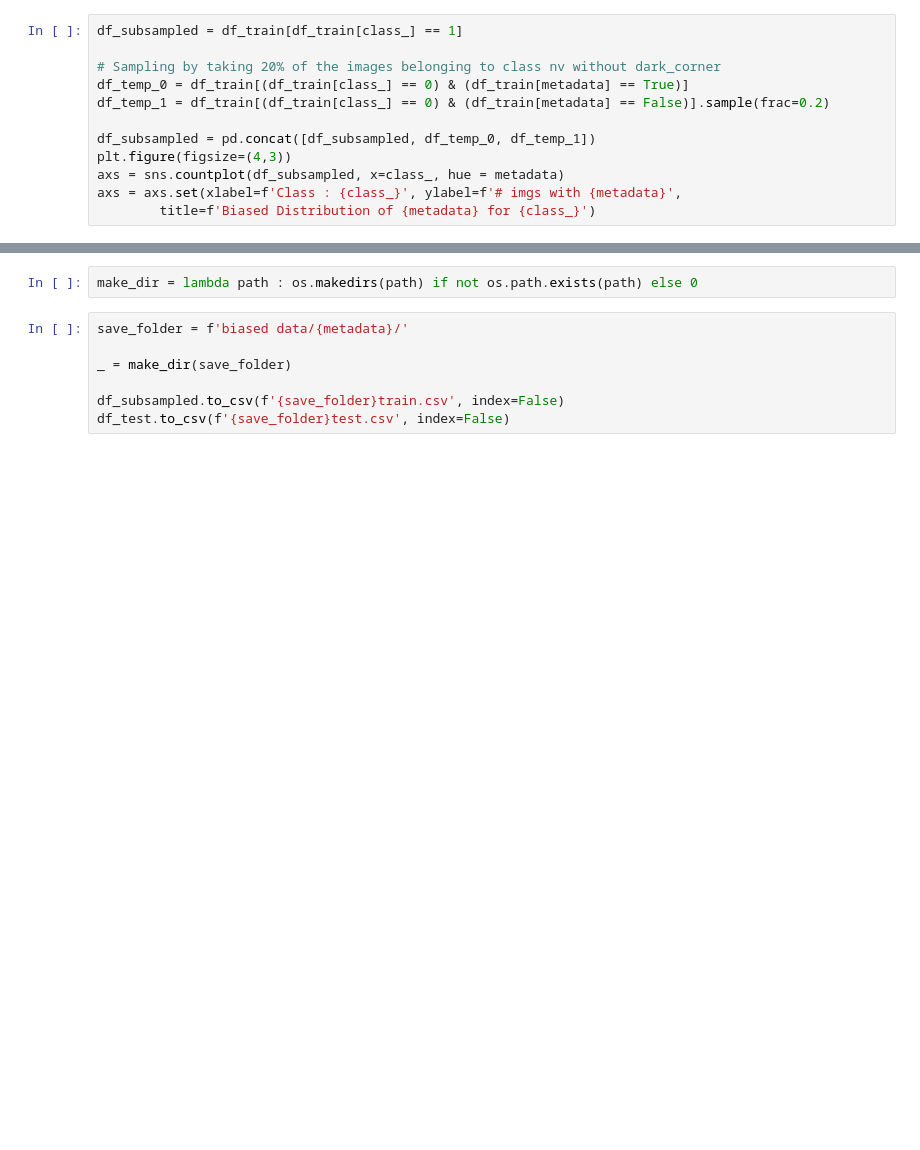
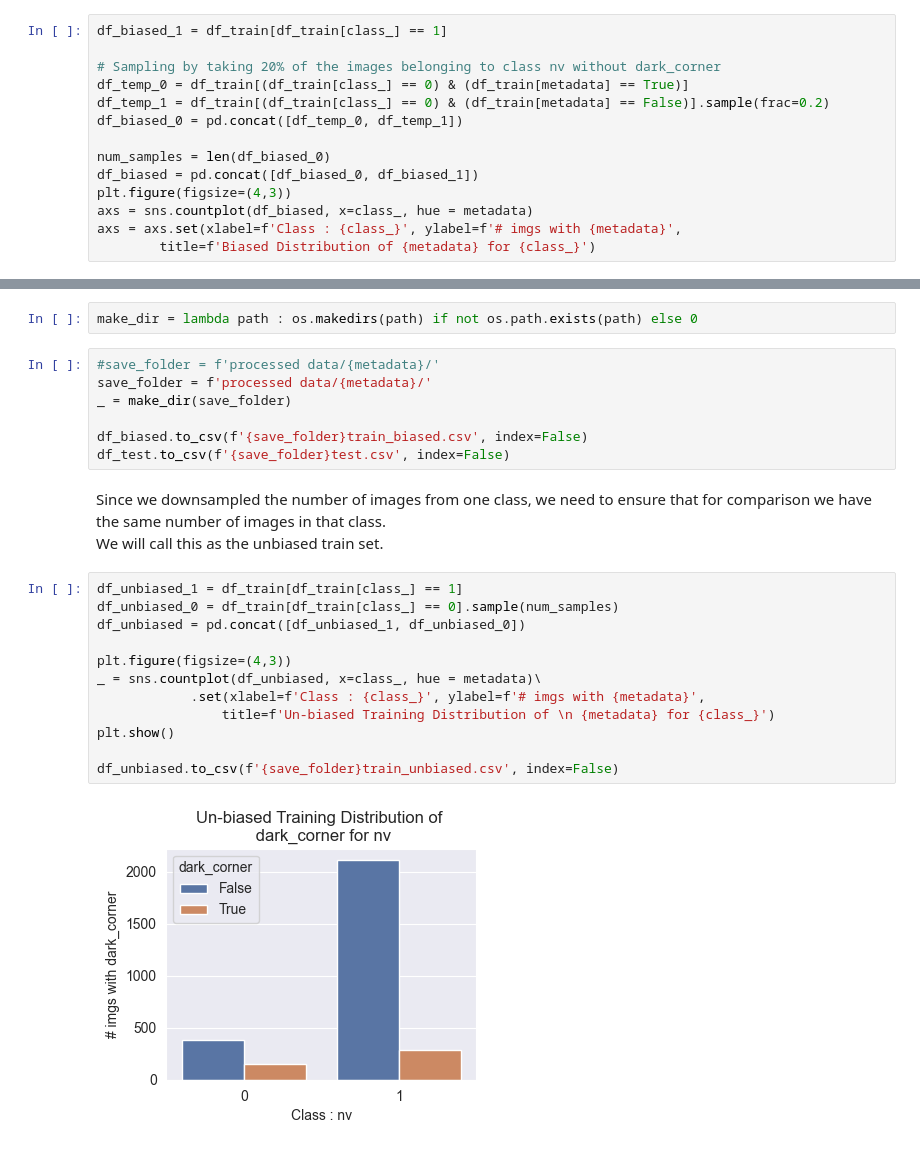
Before and after one commit to 12dash/DebiasingSkinCancerDetection, a Jupyter notebook: Analysis.ipynb, the cells around one changed output, grey strips where cells are left out. Saved outputs shown, nothing was run; the diff lists cells and outputs as text; blank space fills up the shorter version.

Commit message:
adding processed data

```diff
--- a/Analysis.ipynb
+++ b/Analysis.ipynb
@@ -128,15 +112,17 @@ axs = axs.set(xlabel=f'Class : {class_}', ylabel=f'# imgs with {metadata}',
 We downsample the size of the class **nv** and images not having **dark_corner** by taking 20% of the data belonging from the actual distribution belonging to this.
 > This creates a correlation between the class label and the metadata category
 # %%
-df_subsampled = df_train[df_train[class_] == 1]
+df_biased_1 = df_train[df_train[class_] == 1]
 
 # Sampling by taking 20% of the images belonging to class nv without dark_corner
 df_temp_0 = df_train[(df_train[class_] == 0) & (df_train[metadata] == True)]
 df_temp_1 = df_train[(df_train[class_] == 0) & (df_train[metadata] == False)].sample(frac=0.2)
+df_biased_0 = pd.concat([df_temp_0, df_temp_1])
 
-df_subsampled = pd.concat([df_subsampled, df_temp_0, df_temp_1])
+num_samples = len(df_biased_0)
+df_biased = pd.concat([df_biased_0, df_biased_1])
 plt.figure(figsize=(4,3))
-axs = sns.countplot(df_subsampled, x=class_, hue = metadata)
+axs = sns.countplot(df_biased, x=class_, hue = metadata)
 axs = axs.set(xlabel=f'Class : {class_}', ylabel=f'# imgs with {metadata}',
         title=f'Biased Distribution of {metadata} for {class_}')
 # %% [output]
@@ -155,9 +141,26 @@ axs[1] = sns.countplot(df_test, x=class_, hue = metadata, ax = axs[1])\
 # %%
 make_dir = lambda path : os.makedirs(path) if not os.path.exists(path) else 0
 # %%
-save_folder = f'biased data/{metadata}/'
-
+#save_folder = f'processed data/{metadata}/'
+save_folder = f'processed data/{metadata}/'
 _ = make_dir(save_folder)
 
-df_subsampled.to_csv(f'{save_folder}train.csv', index=False)
+df_biased.to_csv(f'{save_folder}train_biased.csv', index=False)
 df_test.to_csv(f'{save_folder}test.csv', index=False)
+# %% [markdown]
+Since we downsampled the number of images from one class, we need to ensure that for comparison we have the same number of images in that class.
+We will call this as the unbiased train set.
+# %%
+df_unbiased_1 = df_train[df_train[class_] == 1]
+df_unbiased_0 = df_train[df_train[class_] == 0].sample(num_samples)
+df_unbiased = pd.concat([df_unbiased_1, df_unbiased_0])
+
+plt.figure(figsize=(4,3))
+_ = sns.countplot(df_unbiased, x=class_, hue = metadata)\
+            .set(xlabel=f'Class : {class_}', ylabel=f'# imgs with {metadata}',
+                title=f'Un-biased Training Distribution of \n {metadata} for {class_}')
+plt.show()
+
+df_unbiased.to_csv(f'{save_folder}train_unbiased.csv', index=False)
+# %% [output]
+[figure, added]
```
Also changed, not shown: parts of 4 cells of this notebook, 5 other files.
